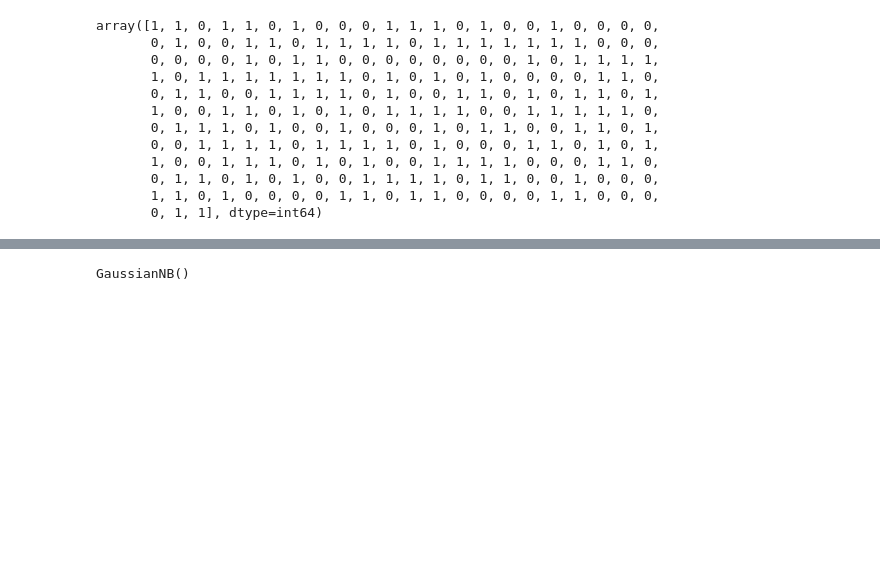
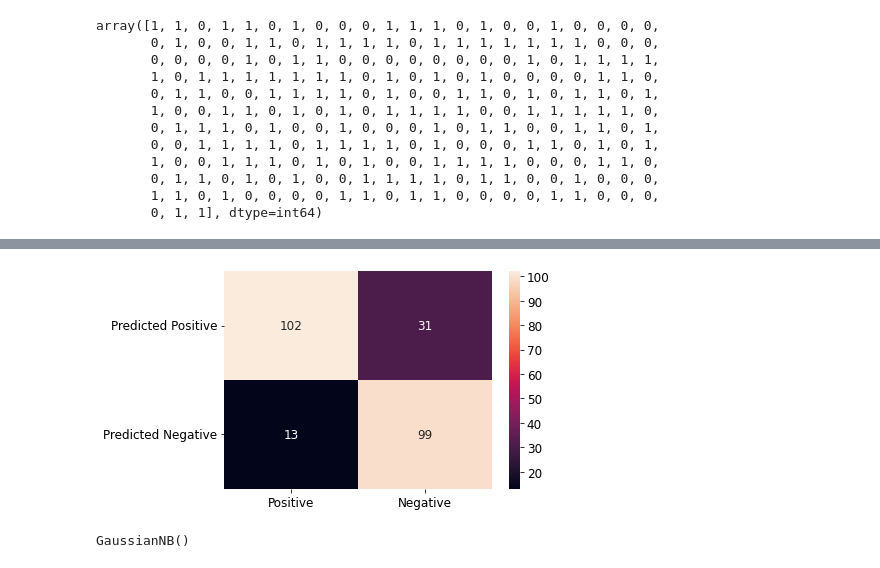
Before and after one commit to aeotqf/DM2022-Lab1-Homework, a Jupyter notebook: lab1/ellis_111065426_lab1.ipynb, the cells around one changed output, grey strips where cells are left out. Cells and saved outputs as stored; diff of their text form; code cells hidden in the pictures; blank space fills up the shorter version.

```diff
--- a/lab1/ellis_111065426_lab1.ipynb
+++ b/lab1/ellis_111065426_lab1.ipynb
@@ -1487,3 +1454,13 @@ plt.show()
+# %%
+# visualize confusion matrix with seaborn heatmap
+
+cm_matrix1 = pd.DataFrame(data=cm1, columns=['Positive', 'Negative'],
+                                 index=['Predicted Positive', 'Predicted Negative'])
+
+sns.heatmap(cm_matrix1, annot=True, fmt='d')
+plt.show()
+# %% [output]
+[figure, added]
 # %%
 # building naive bayes model with Gaussian distribution
 # this time transforming the data with TF-IDF vectorizer
```
Also changed, not shown: parts of 66 cells of this notebook.
